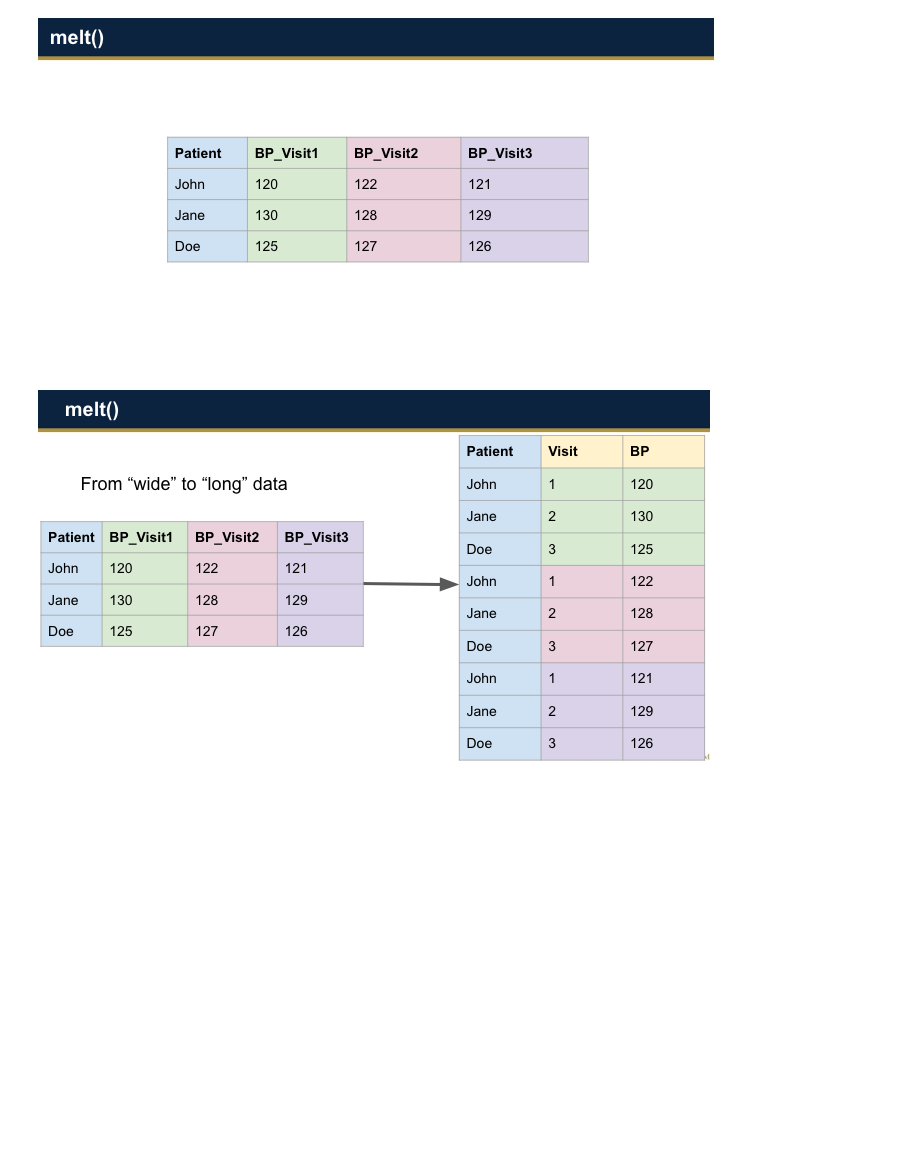
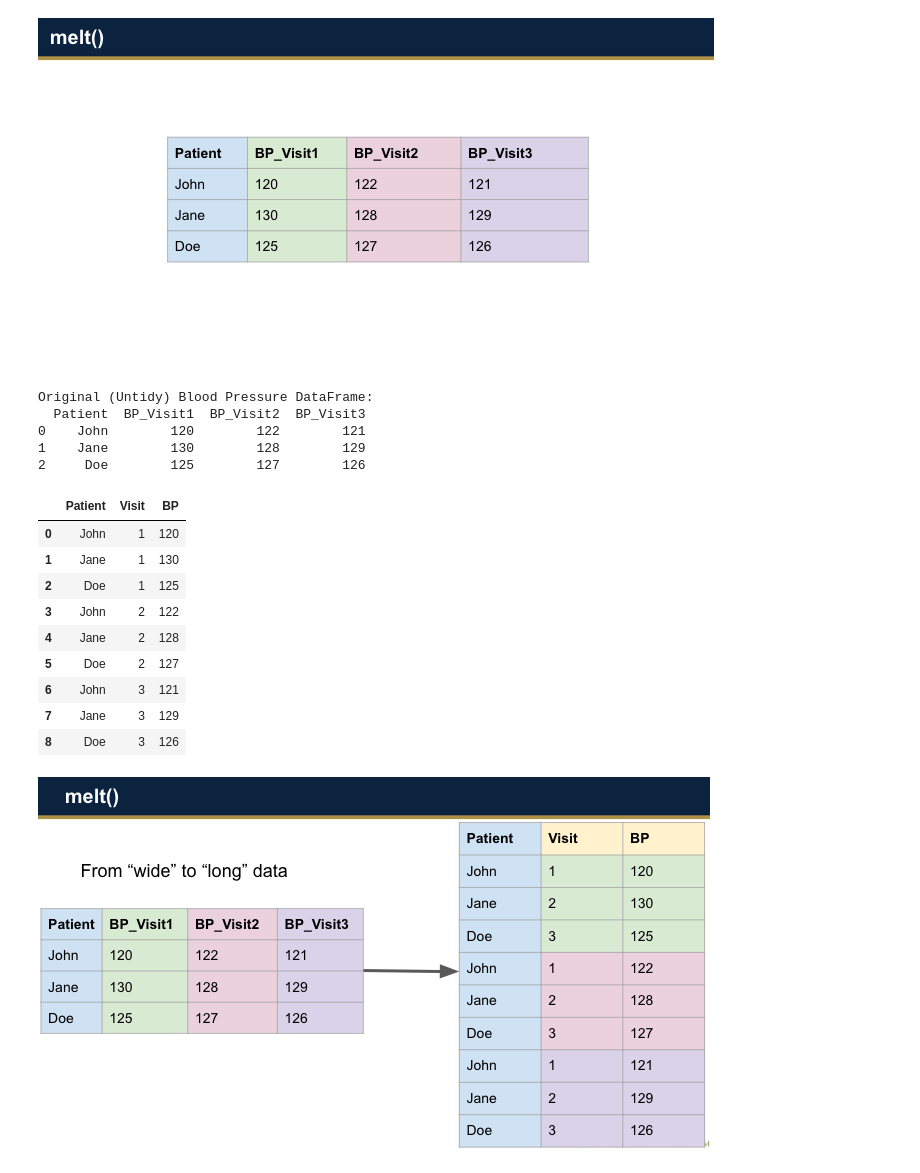
Before and after one commit to wsteadman/Steadman-Data-Science-Portfolio, a Jupyter notebook: Week 6/IDS_6_1_IN_CLASS-1.ipynb, the cells around one changed output. Drawn from its saved outputs; the diff is of its cells as text; code cells hidden in the pictures; blank space fills up the shorter version.

```diff
--- a/Week 6/IDS_6_1_IN_CLASS-1.ipynb
+++ b/Week 6/IDS_6_1_IN_CLASS-1.ipynb
@@ -72,21 +79,40 @@ Imagine you have a dataset where each patient's blood pressure measurements are
 # %%
 import pandas as pd
 
 # Create the untidy (wide) DataFrame for blood pressure measurements
 df_bp = pd.DataFrame({
     'Patient': ['John', 'Jane', 'Doe'],
     'BP_Visit1': [120, 130, 125],
     'BP_Visit2': [122, 128, 127],
     'BP_Visit3': [121, 129, 126]
 })
 
 print("Original (Untidy) Blood Pressure DataFrame:")
 print(df_bp)
 
 # Melt the DataFrame: Convert columns 'BP_Visit1', 'BP_Visit2', and 'BP_Visit3'
 # into two columns: 'Visit' and 'Blood_Pressure'
 
 # Clean the 'Visit' column to make it more readable (e.g., remove "BP_" prefix)
+df_melted_bp = pd.melt(df_bp, id_vars=['Patient'], value_vars=['BP_Visit1', 'BP_Visit2', 'BP_Visit3'], var_name='Visit', value_name='BP')
+df_melted_bp['Visit'] = df_melted_bp['Visit'].str.replace('BP_Visit', "")
+df_melted_bp
+# %% [output]
+Original (Untidy) Blood Pressure DataFrame:
+  Patient  BP_Visit1  BP_Visit2  BP_Visit3
+0    John        120        122        121
+1    Jane        130        128        129
+2     Doe        125        127        126
+|  | Patient | Visit | BP |
+| 0 | John | 1 | 120 |
+| 1 | Jane | 1 | 130 |
+| 2 | Doe | 1 | 125 |
+| 3 | John | 2 | 122 |
+| 4 | Jane | 2 | 128 |
+| 5 | Doe | 2 | 127 |
+| 6 | John | 3 | 121 |
+| 7 | Jane | 3 | 129 |
+| 8 | Doe | 3 | 126 |
 # %% [markdown]
 ![image.png](embedded-picture-1)
 # %% [markdown]
```
Also changed, not shown: parts of 2 cells of this notebook.
